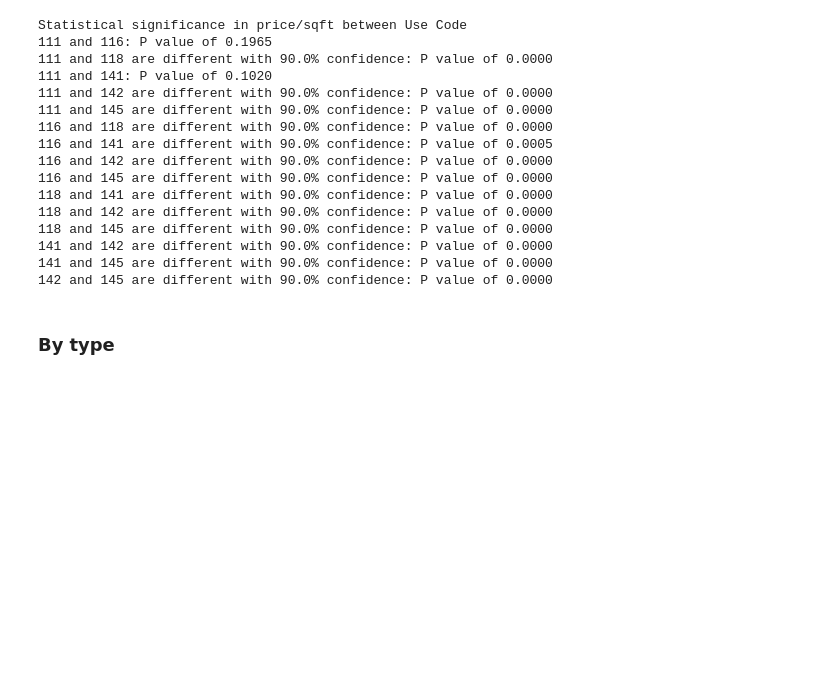
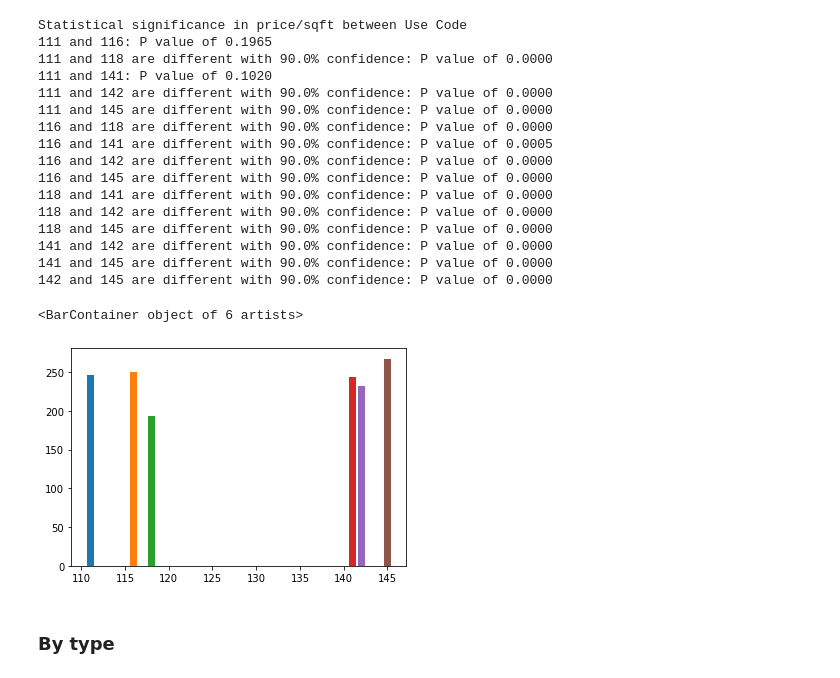
Before and after one commit to vmccready/home-saleprice-eda, a Jupyter notebook: exploration.ipynb, the cells around one changed output. Drawn from its saved outputs; the diff is of its cells as text; code cells hidden in the pictures; blank space fills up the shorter version.

```diff
--- a/exploration.ipynb
+++ b/exploration.ipynb
@@ -457,6 +463,15 @@ Statistical significance in price/sqft between Use Code
 141 and 142 are different with 90.0% confidence: P value of 0.0000
 141 and 145 are different with 90.0% confidence: P value of 0.0000
 142 and 145 are different with 90.0% confidence: P value of 0.0000
+# %%
+fig, ax = plt.subplots()
+ax.bar(single_family.groupby('Use Code')['price/sqft'].mean().index,
+       single_family.groupby('Use Code')['price/sqft'].mean(),
+       color=colors[:6]
+      )
+# %% [output]
+<BarContainer object of 6 artists>
+[figure, added]
 # %% [markdown]
 ### By type
 # %%
```
Also changed, not shown: parts of 6 cells of this notebook, 1 other file.
